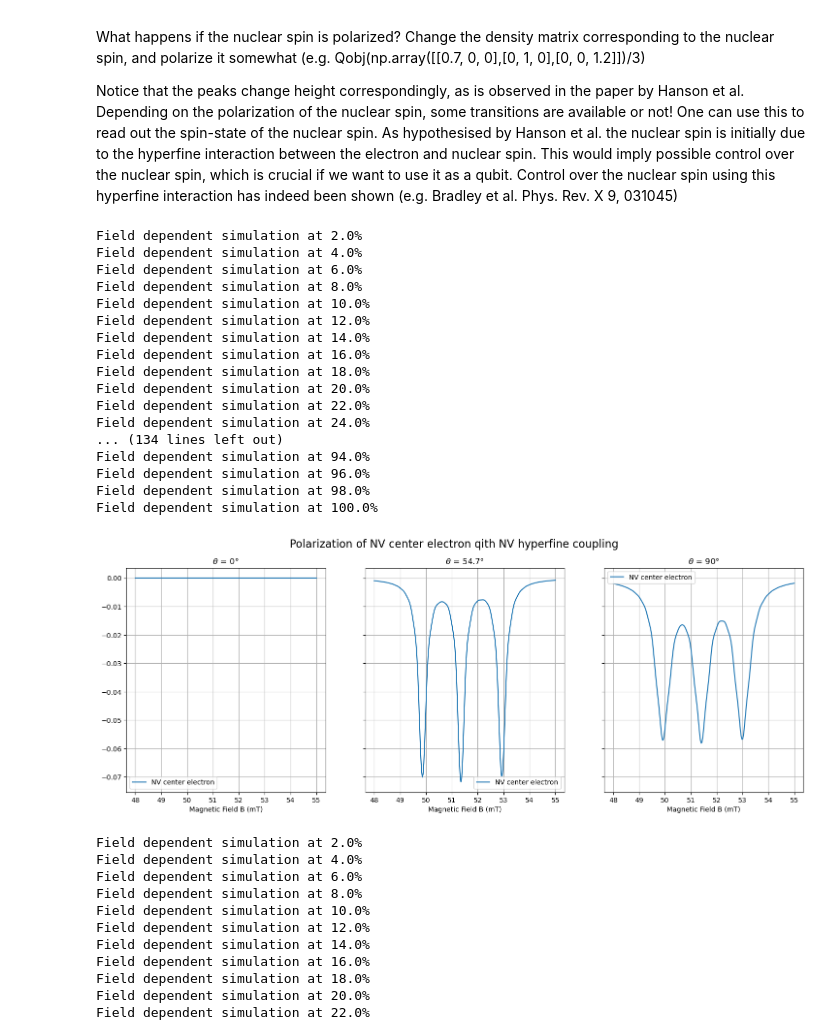
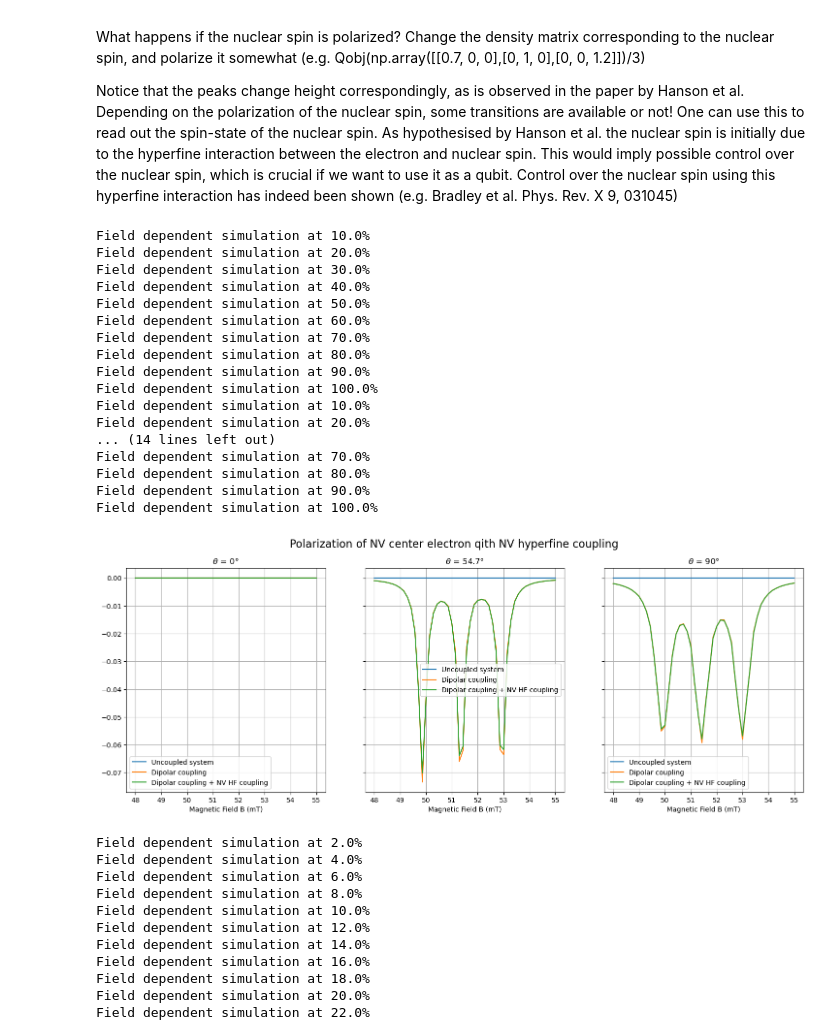
Before and after one commit to RoaldvdBoogaart/QDQC_project, a Jupyter notebook: code/7_HF_couplings_P1center.ipynb, the cells around one changed output. Saved outputs shown, nothing was run; the diff lists cells and outputs as text; code cells hidden in the pictures.

```diff
--- a/code/7_HF_couplings_P1center.ipynb
+++ b/code/7_HF_couplings_P1center.ipynb
@@ -446,7 +446,7 @@ def system_hamiltonian_NV_HF(b_field: float, theta: float, distance: float, hf_c
         Qobj: Hamiltonian of the system
     """
     H_NV = nitrogen_vacancy_hamiltonian(b_field=b_field, spin_ops=nv_ops_extended)
-    H_NV_HF = hyperfine_coupling(hf_coupling=2.7e6, electron_s_ops=nv_ops_extended, nuclues_s_ops=nv_i_ops_extended)
+    H_NV_HF = hyperfine_coupling(hf_coupling=3e6, electron_s_ops=nv_ops_extended, nuclues_s_ops=nv_i_ops_extended)
     H_N = nitrogen_atom_hamiltonian(b_field=b_field, hf_coupling=hf_coupling, electron_s_ops=n_ops_extended, nuclues_s_ops=i_ops_extended, rwa=rwa)
     H_DIP = dipolar_coupling(theta=theta, distance=distance, nv_s_ops=nv_ops_extended, n_s_ops=n_ops_extended)
 
@@ -634,7 +635,7 @@ def qubit_integrate(b_field, hf_coupling, theta, psi0, t_list, solver, distance,
 
     return pauli_0, pauli_1, pauli_2
 # %%
-def qubit_integrate_NV_HF(b_field, hf_coupling, theta, psi0, t_list, solver, distance, g1=0, hf_coupling_nv=True):
+def qubit_integrate_NV_HF(b_field, hf_coupling, theta, psi0, t_list, solver, distance, g1=0, hf_coupling_nv=True, add_dipolar_coupling=True):
     """Solve the master equation for the qubit system.
 
         Args:
@@ -652,7 +653,7 @@ def qubit_integrate_NV_HF(b_field, hf_coupling, theta, psi0, t_list, solver, dis
             pauli_2 (tuple): Expectation values of Pauli matrices for N nuclei
     """
 
-    H0 = system_hamiltonian_NV_HF(b_field=b_field, hf_coupling=hf_coupling, theta=theta, distance=distance, add_hf_coupling=hf_coupling_nv)
+    H0 = system_hamiltonian_NV_HF(b_field=b_field, hf_coupling=hf_coupling, theta=theta, distance=distance, add_dipolar_coupling=add_dipolar_coupling, add_hf_coupling=hf_coupling_nv)
 
     H = H0
 
@@ -807,72 +808,75 @@ nv_i_ops = (NV_I_Sx, NV_I_Sy, NV_I_Sz)
 n_ops = (N_Sx, N_Sy, N_Sz)
 i_ops = (I_Sx, I_Sy, I_Sz)
 # %%
-A = 86e6
+A = 88e6
 A_NV = True
 
 fig, axs = plt.subplots(1, 3, figsize=(6*3, 6), sharey=True)
 
-B_list = np.linspace(480e-4, 550e-4, 250)
+B_list = np.linspace(480e-4, 550e-4, 50)
 
 ### Initialising in a maximally mixed state
 rho0 = tensor(qeye(3)/3, qeye(3)/3, qeye(2)/2, qeye(3)/2)
 
 g1 = 1e6 #Rate of the polarization due to the 'laser'
 
 tlist = np.linspace(0,1/g1/2,1000) # Time the 'laser' is applied
 
 for plt_idx, theta in enumerate([0, 54.7, 90]):
 
-    pol_NV_all_NV_HF = np.zeros(B_list.size)
-    pol_NV_I_all_NV_HF = np.zeros(B_list.size)
-    pol_N_ele_all_NV_HF = np.zeros(B_list.size)
-    pol_N_nuc_all_NV_HF = np.zeros(B_list.size)
+    pol_NV_all_no_DP = np.zeros(B_list.size)
+    pol_NV_all = np.zeros(B_list.size)
+    pol_NV_all_HF = np.zeros(B_list.size)
 
     for idx, B in enumerate(B_list):
-        expect_0, expect_1, expect_2, expect_3 = qubit_integrate_NV_HF(b_field=B, hf_coupling=A, theta=theta, psi0=rho0, t_list=tlist, solver="me", distance=2e-9, g1=g1, hf_coupling_nv=A_NV)
+        expect_0_no_DP, expect_1_no_DP, expect_2_no_DP, expect_3_no_DP = qubit_integrate_NV_HF(b_field=B, hf_coupling=A, theta=theta, psi0=rho0, t_list=tlist, solver="me", distance=2e-9, g1=g1, add_dipolar_coupling=False, hf_coupling_nv=False)
+        expect_0, expect_1, expect_2, expect_3 = qubit_integrate_NV_HF(b_field=B, hf_coupling=A, theta=theta, psi0=rho0, t_list=tlist, solver="me", distance=2e-9, g1=g1, hf_coupling_nv=False)
+        expect_0_HF, expect_1_HF, expect_2_HF, expect_3_HF = qubit_integrate_NV_HF(b_field=B, hf_coupling=A, theta=theta, psi0=rho0, t_list=tlist, solver="me", distance=2e-9, g1=g1, hf_coupling_nv=True)
+
+        pol_NV_no_DP = expect_0_no_DP[2][-1]
 
         pol_NV = expect_0[2][-1]
-        pol_NV_I = expect_1[2][-1]
-        pol_N_ele = expect_2[2][-1]
-        pol_N_nuc = expect_3[2][-1]
+        pol_NV_HF = expect_0_HF[2][-1]
 
-        pol_NV_all_NV_HF[idx] = pol_NV
-        pol_NV_I_all_NV_HF[idx] = pol_NV_I
-        pol_N_ele_all_NV_HF[idx] = pol_N_ele
-        pol_N_nuc_all_NV_HF[idx] = pol_N_nuc
+        pol_NV_all_HF[idx] = pol_NV_HF
+        pol_NV_all[idx] = pol_NV
+        pol_NV_all_no_DP[idx] = pol_NV_no_DP
 
         if (idx+1) % 5==0:
             print(f'Field dependent simulation at {100*(idx+1)/B_list.size}%')
 
-    axs[plt_idx].plot(B_list * 1e3, pol_NV_all_NV_HF, label='NV center electron')
+    axs[plt_idx].plot(B_list * 1e3, pol_NV_all_no_DP, label='Uncoupled system', color='C0')
+    axs[plt_idx].plot(B_list * 1e3, pol_NV_all, label='Dipolar coupling', color='C1')
+    axs[plt_idx].plot(B_list * 1e3, pol_NV_all_HF, label='Dipolar coupling + NV HF coupling', color='C2')
+
     axs[plt_idx].set_xlabel('Magnetic Field B (mT)')
     axs[plt_idx].grid()
 
     axs[plt_idx].legend()
     axs[plt_idx].set_title(r'$\theta$' + f' = {theta}°')
 
 fig.suptitle('Polarization of NV center electron qith NV hyperfine coupling', fontsize=16)
 
 plt.savefig('NV_center_polarization.png', dpi=500, bbox_inches='tight')
 # %% [output]
-Field dependent simulation at 2.0%
-Field dependent simulation at 4.0%
-Field dependent simulation at 6.0%
-Field dependent simulation at 8.0%
 Field dependent simulation at 10.0%
-Field dependent simulation at 12.0%
-Field dependent simulation at 14.0%
-Field dependent simulation at 16.0%
-Field dependent simulation at 18.0%
 Field dependent simulation at 20.0%
-Field dependent simulation at 22.0%
-Field dependent simulation at 24.0%
-... (134 lines left out)
-Field dependent simulation at 94.0%
-Field dependent simulation at 96.0%
-Field dependent simulation at 98.0%
+Field dependent simulation at 30.0%
+Field dependent simulation at 40.0%
+Field dependent simulation at 50.0%
+Field dependent simulation at 60.0%
+Field dependent simulation at 70.0%
+Field dependent simulation at 80.0%
+Field dependent simulation at 90.0%
 Field dependent simulation at 100.0%
+Field dependent simulation at 10.0%
+Field dependent simulation at 20.0%
+... (14 lines left out)
+Field dependent simulation at 70.0%
+Field dependent simulation at 80.0%
+Field dependent simulation at 90.0%
+Field dependent simulation at 100.0%
-[figure, old version]
+[figure, new version]
 # %%
 def system_hamiltonian_NV_large_HF(b_field: float, theta: float, distance: float, hf_coupling: float, rwa: bool = False, add_dipolar_coupling: bool = True, add_hf_coupling: bool = True):
     """Returns the Hamiltonian of the system.
```
Also changed, not shown: parts of 1 cell of this notebook.
